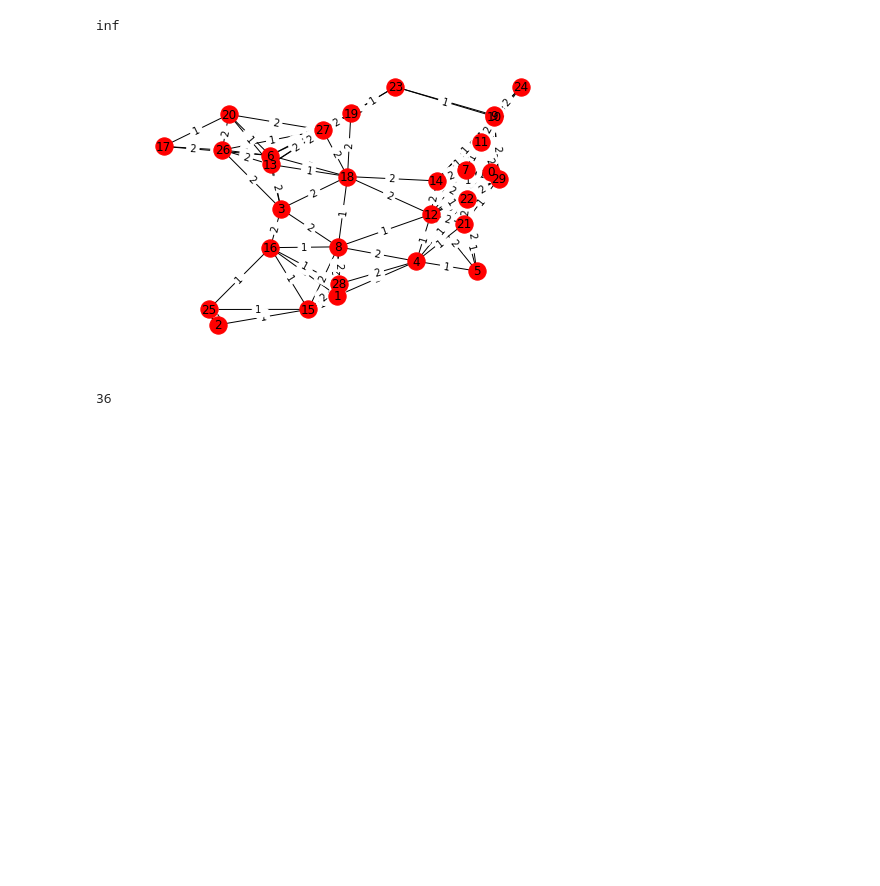
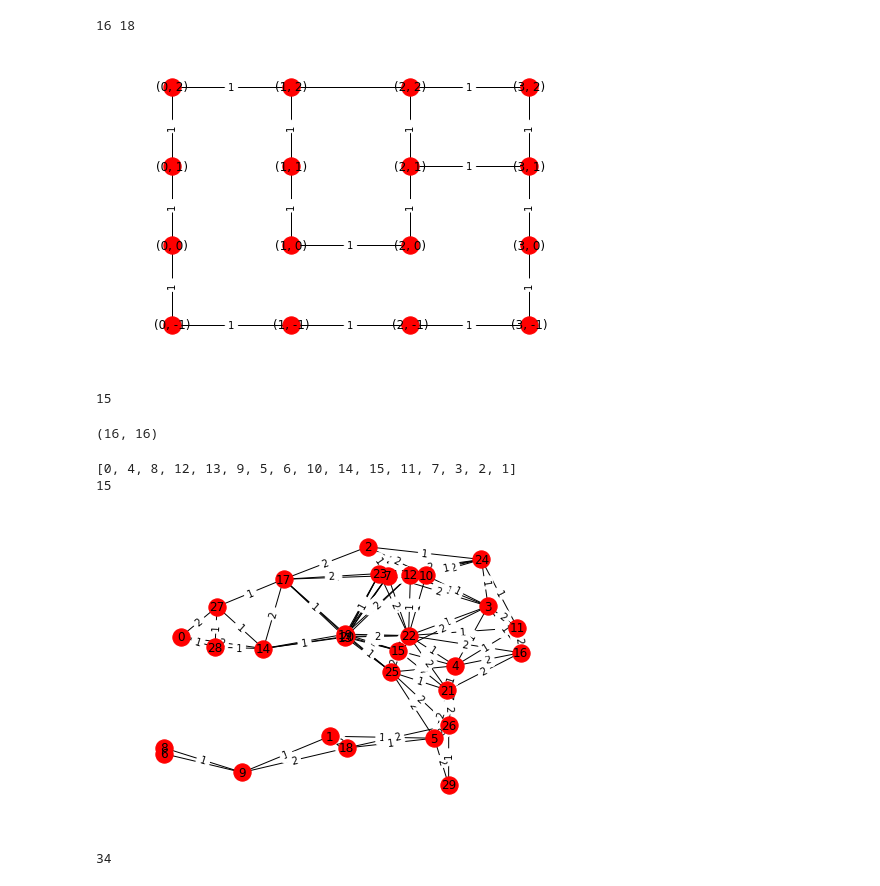
Before and after one commit to Wiki-fan/MIPT-all, a Jupyter notebook: Untitled.ipynb, the cells around one changed output. Saved outputs shown, nothing was run; the diff lists cells and outputs as text; code cells hidden in the pictures; blank space fills up the shorter version.

```diff
--- a/Untitled.ipynb
+++ b/Untitled.ipynb
@@ -40,7 +27,9 @@ def weight_of_path(G, path):
     s = 0
     try:
         for i in range(0, len(path)-1):
-            s += G[path[i]][path[i+1]]['weight']
+            u = list(G.nodes())[path[i]]
+            v = list(G.nodes())[path[i+1]]
+            s += G[u][v]['weight']
     except KeyError:
         return math.inf
     return s
@@ -64,23 +36,9 @@ def solve_tsp(G):
 # %%
 # Обращение к библиотеке Concorde
-def print_concorde_input(G):
-    tsp_template = """
-        TYPE : TSP
-        DIMENSION : %i
-        EDGE_WEIGHT_TYPE : EXPLICIT
-        EDGE_WEIGHT_FORMAT : LOWER_DIAG_ROW
-        EDGE_WEIGHT_SECTION
-        %s
-        EOF
-        """
-    edges = [(u, v, G[u][v]['weight']) for (u, v) in G.edges]
-    print(edges)
-    return tsp_template%(G.number_of_vertices(), edges)
-
 def solve_with_concorde(G):
     matrix = nx.to_numpy_matrix(G, weight='weight').A
     for i in range(0, matrix.shape[0]):
-        for j in range(0, matrix.shape[1]):
+        for j in range(0, i):#matrix.shape[1]):
             if matrix[i][j] == 0:
                 matrix[i][j] = 32768
     #print(matrix)
@@ -263,8 +62,51 @@ draw_weighted_graph(G, with_labels=True)
+# %%
+def generate_p_shaped(n, p1, p2):
+    G = nx.Graph()
+
+    for i in range(-1, n):
+        for j in range(0, 4):
+            G.add_node((j, i), pos=(j, i))
+
+    for i in range(0, n-1):
+        for j in range(0, 4):
+            G.add_edge((j, i),(j, i+1),weight=1)
+
+    G.add_edge((0, n-1), (1, n-1), weight=1)
+    G.add_edge((2, n-1), (3, n-1), weight=1)
+    G.add_edge((1, 0), (2, 0), weight=1)
+    G.add_edge((0, 0), (0, -1), weight=1)
+    G.add_edge((3, 0), (3, -1), weight=1)
+    G.add_edge((0, -1), (1, -1), weight=1)
+    for i in range(0, 3):
+        G.add_edge((i, -1), (i+1, -1), weight=1)
+    for i in range(1, n):
+        for j in range(0, 3):
+            if random.uniform(0, 1) < p1:
+                G.add_edge((j, i), (j+1, i), weight=1)
+    for i in range(1, n):
+        for j in range(0, 2):
+            if random.uniform(0, 1) < p2:
+                G.add_edge((j, i), (j+2, i), weight=2)
+    return G
+G = generate_p_shaped(3, 0.5, 0.5)
+print(G.number_of_nodes(), G.number_of_edges())
+draw_weighted_graph(G, with_labels=True)
+n, path = solve_with_concorde(G)
+print(weight_of_path(G, path))
+nx.to_numpy_matrix(G).shape
+# %% [output]
+16 18
+[figure, added]
+15
+(16, 16)
 # %%
 n, path = solve_with_concorde(G)
+print(path)
+
 print(weight_of_path(G, path))
 # %% [output]
-inf
+[0, 4, 8, 12, 13, 9, 5, 6, 10, 14, 15, 11, 7, 3, 2, 1]
+15
 # %%
 G = nx.generators.random_geometric_graph(n=30, radius=0.3)
 for (u, v) in G.edges():
@@ -274,5 +116,5 @@ draw_weighted_graph(G, with_labels=True)
 n, path = solve_with_concorde(G)
 print(weight_of_path(G, path))
 # %% [output]
-[figure, old version]
+[figure, new version]
-36
+34
```
Also changed, not shown: parts of 8 cells of this notebook.
